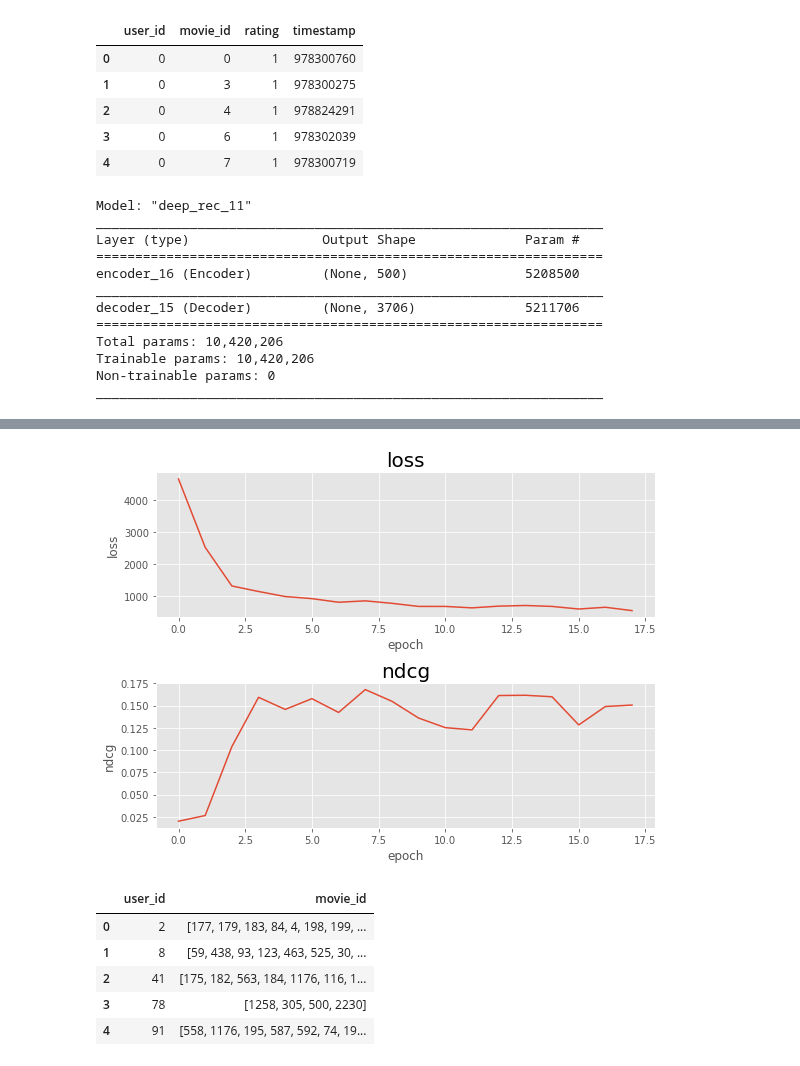
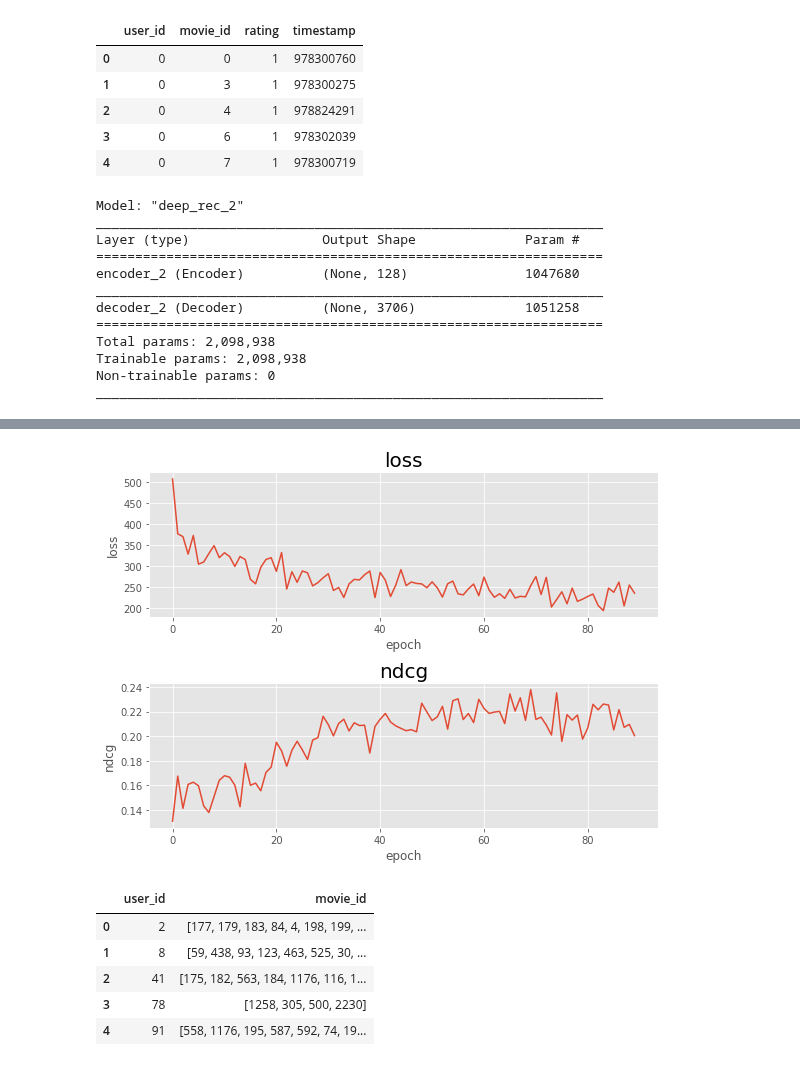
Before and after one commit to ivoryRabbit/RecSys, a Jupyter notebook: 5_DeepRec.ipynb, the cells around one changed output, grey strips where cells are left out. Drawn from its saved outputs; the diff is of its cells as text; code cells hidden in the pictures.

```diff
--- a/5_DeepRec.ipynb
+++ b/5_DeepRec.ipynb
@@ -301,11 +297,12 @@ class Decoder(tf.keras.layers.Layer):
         return outputs
 # %%
 class DeepRec(tf.keras.models.Model):
-    def __init__(self, input_dim, latent_dim, n_layer):
+    def __init__(self, input_dim, latent_dim, n_layer, gamma):
         super(DeepRec, self).__init__()
         self.input_dim = input_dim
         self.latent_dim = latent_dim
         self.n_layer = n_layer
+        self.gamma = gamma
 
         self.encoder = Encoder(self.latent_dim, self.n_layer)
         self.decoder = Decoder(self.input_dim, self.n_layer)
@@ -326,7 +323,7 @@ class DeepRec(tf.keras.models.Model):
 
         with tf.GradientTape() as tape_ref:
             refeeds = self(outputs)
-            loss_ref = self.loss(outputs, refeeds)
+            loss_ref = self.gamma * self.loss(outputs, refeeds)
         grad_ref = tape_ref.gradient(loss_ref, self.trainable_variables)
         self.optimizer.apply_gradients(zip(grad_ref, self.trainable_variables))
         return {'loss': loss + loss_ref}
@@ -363,26 +360,26 @@ valid_gen = valid_generator(valid_q, valid_r, n_item, batch_size)
 steps_per_epoch = train.user_id.nunique() // batch_size + 1
 validation_steps = valid.user_id.nunique() // batch_size + 1
 # %%
-model = DeepRec(n_item, 500, 3)
-model.compile(optimizer = Adam(lr = 1e-5), loss = binary_cross_entropy)
+model = DeepRec(n_item, latent_dim = 128, n_layer = 3, gamma = 0.1)
+model.compile(optimizer = Adam(lr = 1e-4), loss = binary_cross_entropy)
 
 model.summary()
 # %% [output]
-Model: "deep_rec_11"
+Model: "deep_rec_2"
 _________________________________________________________________
 Layer (type)                 Output Shape              Param #
 =================================================================
-encoder_16 (Encoder)         (None, 500)               5208500
+encoder_2 (Encoder)          (None, 128)               1047680
 _________________________________________________________________
-decoder_15 (Decoder)         (None, 3706)              5211706
+decoder_2 (Decoder)          (None, 3706)              1051258
 =================================================================
-Total params: 10,420,206
-Trainable params: 10,420,206
+Total params: 2,098,938
+Trainable params: 2,098,938
 Non-trainable params: 0
 _________________________________________________________________
 # %%
 %%time
-early_stopping = EarlyStopping(monitor = 'val_ndcg', mode = 'max', verbose = 1, patience = epochs // 10)
+early_stopping = EarlyStopping(monitor = 'val_ndcg', mode = 'max', verbose = 1, patience = epochs // 5)
 model_checkpoint = ModelCheckpoint('DeepRec.h5', monitor = 'val_ndcg', mode = 'max', save_best_only = True)
 
 hist = model.fit(x = train_gen, validation_data = valid_gen, epochs = epochs,
@@ -410,4 +407,4 @@ Wall time: 10.2 s
-[figure, old version]
+[figure, new version]
 # %%
 def test_predictor(query: pd.DataFrame,
                    model: Callable,
```
Also changed, not shown: parts of 7 cells of this notebook.
